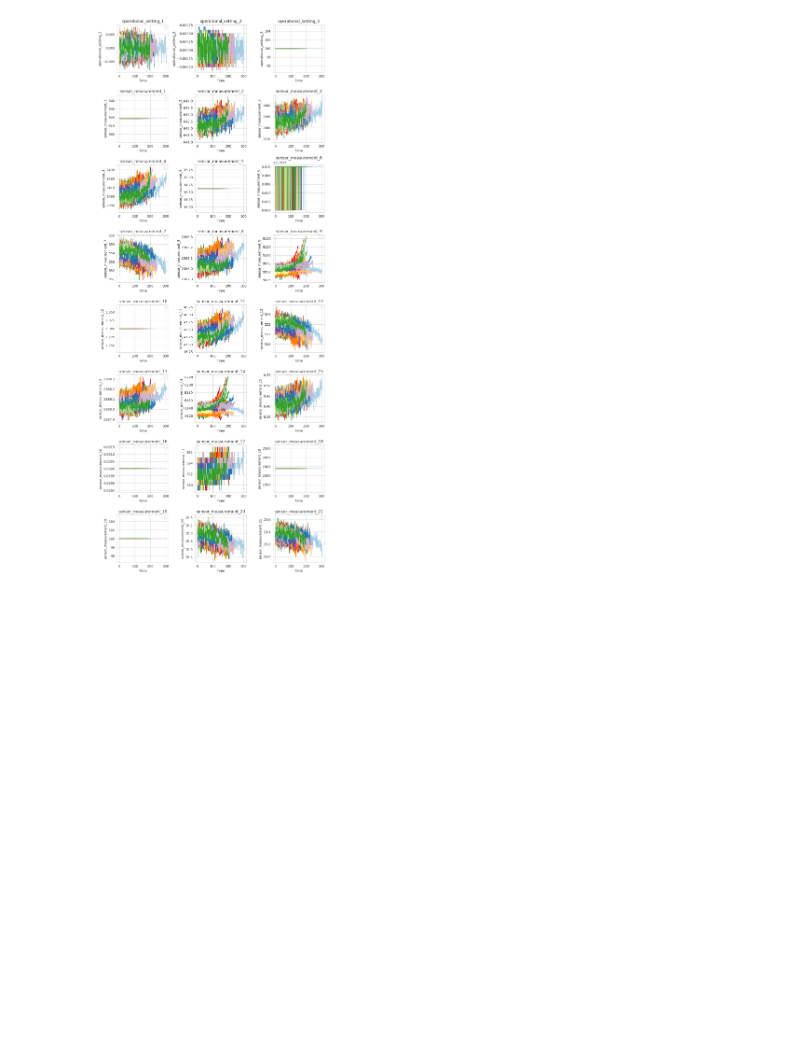
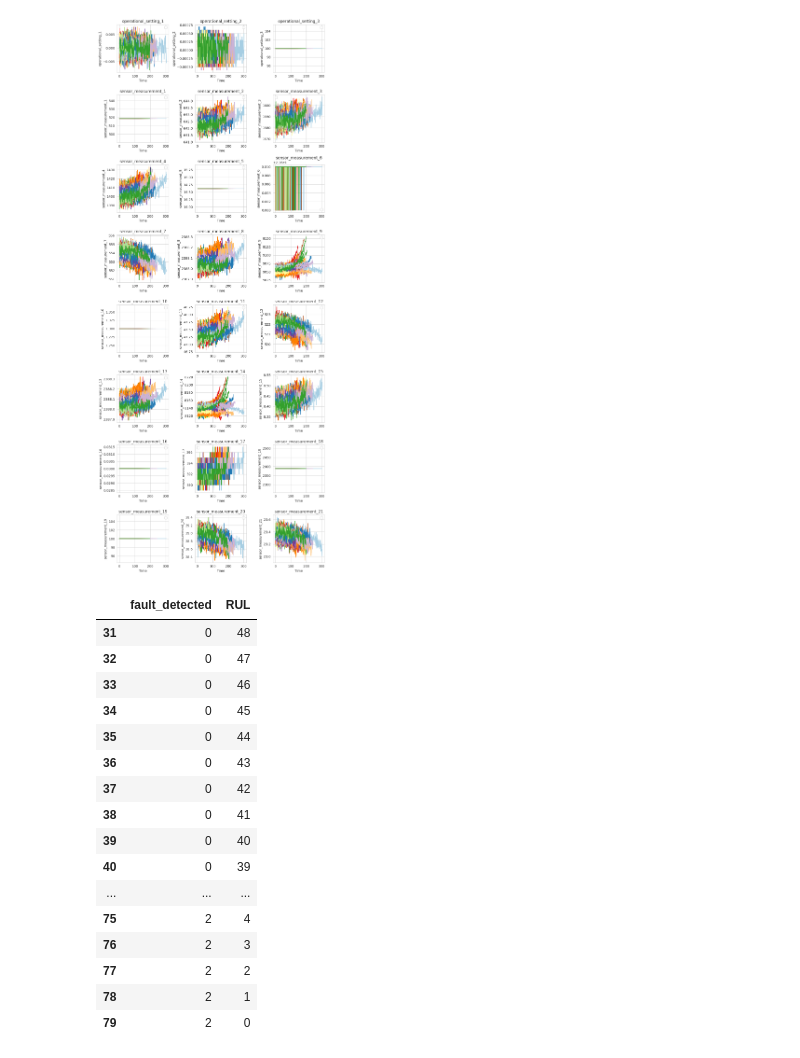
Before and after one commit to AmadejTratnik/c-mapss, a Jupyter notebook: Untitled.ipynb, the cells around one changed output. Drawn from its saved outputs; the diff is of its cells as text; code cells hidden in the pictures; blank space fills up the shorter version.

```diff
--- a/Untitled.ipynb
+++ b/Untitled.ipynb
@@ -142,3 +142,42 @@ plt.tight_layout()
 plt.savefig("app/assets/eda.png")
 # %% [output]
 [figure]
+# %%
+def detect_fault(series):
+    warning = 1- 0.3
+    fault = 1- 0.9
+    total_cycles = series.max()  # Maximum cycle for the unit
+    threshold_warning = warning * total_cycles
+    threshold_fault = fault * total_cycles
+
+    def fault_detection(rul):
+        if rul > threshold_warning:
+            return 0  # Everything is ok
+        elif rul > threshold_fault:
+            return 1  # Warning
+        else:
+            return 2  # Fault detected
+
+    return series.apply(fault_detection)
+# %%
+df['fault_detected'] = df.groupby('unit_number')['RUL'].transform(detect_fault)
+# %%
+df[df['unit_number'] == 2][['fault_detected','RUL']]
+# %% [output]
+|  | fault_detected | RUL |
+| 31 | 0 | 48 |
+| 32 | 0 | 47 |
+| 33 | 0 | 46 |
+| 34 | 0 | 45 |
+| 35 | 0 | 44 |
+| 36 | 0 | 43 |
+| 37 | 0 | 42 |
+| 38 | 0 | 41 |
+| 39 | 0 | 40 |
+| 40 | 0 | 39 |
+| ... | ... | ... |
+| 75 | 2 | 4 |
+| 76 | 2 | 3 |
+| 77 | 2 | 2 |
+| 78 | 2 | 1 |
+| 79 | 2 | 0 |
```
Also changed, not shown: 1 other file.
